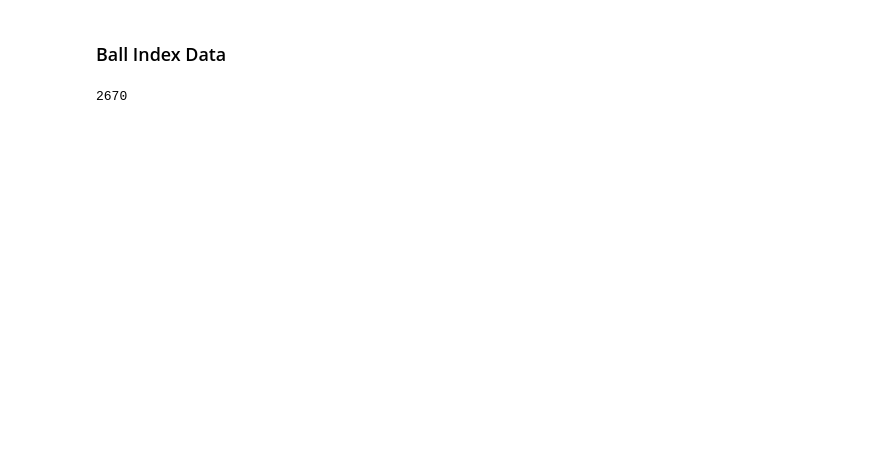
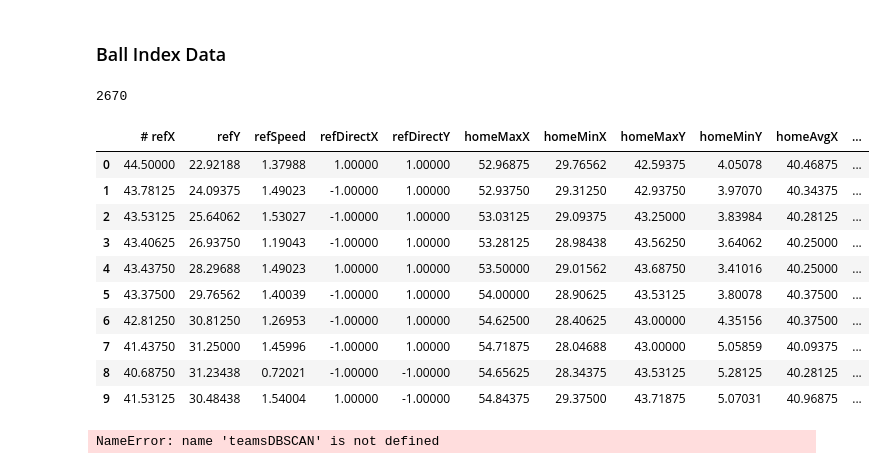
Before and after one commit to anaramirli/predict-soccer-ball-location, a Jupyter notebook: src/feature_construction.ipynb, the cells around one changed output. Cells and saved outputs as stored; diff of their text form; code cells hidden in the pictures; blank space fills up the shorter version.

```diff
--- a/src/feature_construction.ipynb
+++ b/src/feature_construction.ipynb
@@ -1613,3 +1654,23 @@ print('Size: {}'.format(len(ball_idxs)))
 len(features_df[features_df['pitch_index'] !=0 ])
 # %% [output]
 2670
+# %%
+pd.options.display.float_format = '{:.5f}'.format
+features_df = pd.read_csv('../data/general/feature-set/match{}_features.csv'.format(60775))
+display(features_df.head(10))
+# %% [output]
+|  | # refX | refY | refSpeed | refDirectX | refDirectY | homeMaxX | homeMinX | homeMaxY | homeMinY | homeAvgX | ... |
+| 0 | 44.50000 | 22.92188 | 1.37988 | 1.00000 | 1.00000 | 52.96875 | 29.76562 | 42.59375 | 4.05078 | 40.46875 | ... |
+| 1 | 43.78125 | 24.09375 | 1.49023 | -1.00000 | 1.00000 | 52.93750 | 29.31250 | 42.93750 | 3.97070 | 40.34375 | ... |
+| 2 | 43.53125 | 25.64062 | 1.53027 | -1.00000 | 1.00000 | 53.03125 | 29.09375 | 43.25000 | 3.83984 | 40.28125 | ... |
+| 3 | 43.40625 | 26.93750 | 1.19043 | -1.00000 | 1.00000 | 53.28125 | 28.98438 | 43.56250 | 3.64062 | 40.25000 | ... |
+| 4 | 43.43750 | 28.29688 | 1.49023 | 1.00000 | 1.00000 | 53.50000 | 29.01562 | 43.68750 | 3.41016 | 40.25000 | ... |
+| 5 | 43.37500 | 29.76562 | 1.40039 | -1.00000 | 1.00000 | 54.00000 | 28.90625 | 43.53125 | 3.80078 | 40.37500 | ... |
+| 6 | 42.81250 | 30.81250 | 1.26953 | -1.00000 | 1.00000 | 54.62500 | 28.40625 | 43.00000 | 4.35156 | 40.37500 | ... |
+| 7 | 41.43750 | 31.25000 | 1.45996 | -1.00000 | 1.00000 | 54.71875 | 28.04688 | 43.00000 | 5.05859 | 40.09375 | ... |
+| 8 | 40.68750 | 31.23438 | 0.72021 | -1.00000 | -1.00000 | 54.65625 | 28.34375 | 43.53125 | 5.28125 | 40.28125 | ... |
+| 9 | 41.53125 | 30.48438 | 1.54004 | 1.00000 | -1.00000 | 54.84375 | 29.37500 | 43.71875 | 5.07031 | 40.96875 | ... |
+# %%
+teamsDBSCAN.shape
+# %% [output]
+NameError: name 'teamsDBSCAN' is not defined
```
Also changed, not shown: parts of 3 cells of this notebook, 3 other files.
